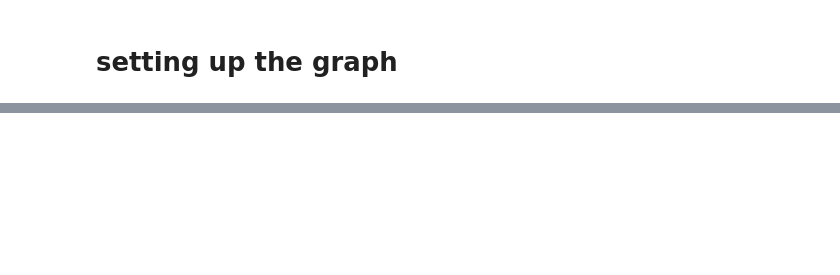
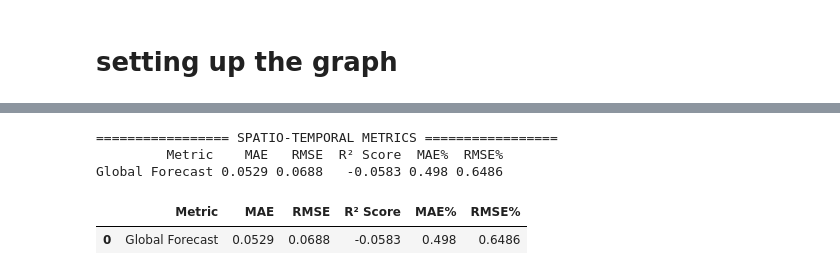
Before and after one commit to lucchinaluca/LLM-tool-calling-VIA-MCP-using-PM2.5-forecasting-model-as-tool, a Jupyter notebook: 5.spatio_temporal.ipynb, the cells around one changed output, grey strips where cells are left out. Drawn from its saved outputs; the diff is of its cells as text; code cells hidden in the pictures; blank space fills up the shorter version.

Commit message:
ran model

```diff
--- a/5.spatio_temporal.ipynb
+++ b/5.spatio_temporal.ipynb
@@ -636,3 +656,11 @@ def evaluate_and_plot(model, test_loader, seq_len, output_dim, node_names=None,
     fig.show()
 
     return metrics_df
+# %%
+evaluate_and_plot(model, test_loader, seq_len=lookback, output_dim=forecast_steps, device=DEVICE)
+# %% [output]
+================= SPATIO-TEMPORAL METRICS =================
+         Metric    MAE   RMSE  R² Score  MAE%  RMSE%
+Global Forecast 0.0529 0.0688   -0.0583 0.498 0.6486
+|  | Metric | MAE | RMSE | R² Score | MAE% | RMSE% |
+| 0 | Global Forecast | 0.0529 | 0.0688 | -0.0583 | 0.498 | 0.6486 |
```
Also changed, not shown: parts of 2 cells of this notebook.
